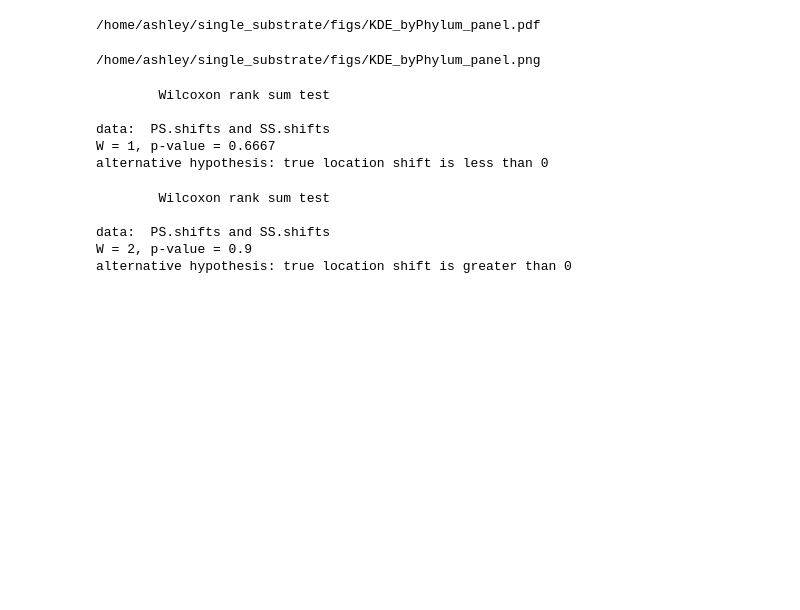
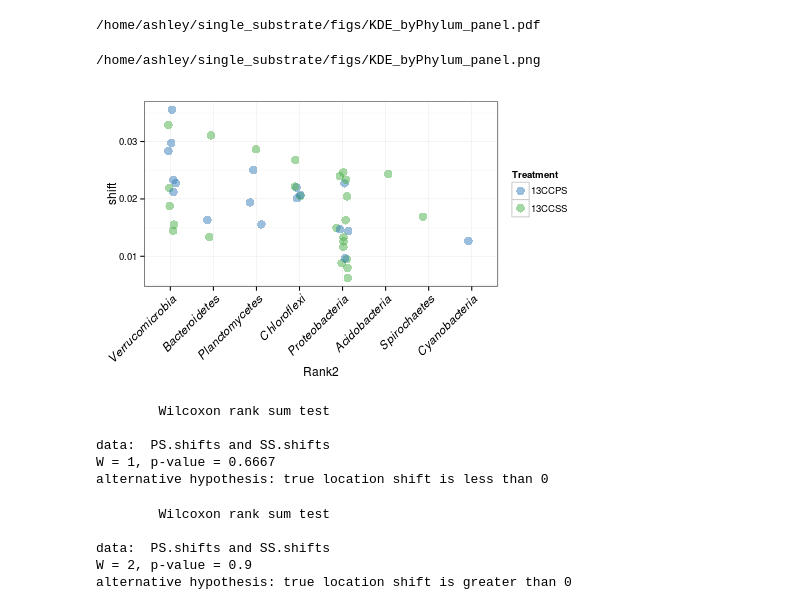
Before and after one commit to acampbellina/single_substrate, a Jupyter notebook: RA_KDE.ipynb, the cells around one changed output. Cells and saved outputs as stored; diff of their text form; code cells hidden in the pictures; blank space fills up the shorter version.

```diff
--- a/RA_KDE.ipynb
+++ b/RA_KDE.ipynb
@@ -377,3 +379,33 @@ FileLink("figs/KDE_byPhylum_panel.png")
+# %%
+%%R -w 500 -h 300
+df_all.wShifts = merge(df_all, density_shift_allD30, by = c("OTU","Day","Treatment"))
+
+df.plot = subset(df_all.wShifts, padj <= FDR)
+
+d = df.plot %>%
+    group_by(Rank2) %>%
+    summarize(max.shift = max(shift)) %>%
+    arrange(desc(max.shift))
+
+order = d$Rank2
+
+df.plot$Rank2 = factor(df.plot$Rank2, levels = order)
+
+colours = c("#377eb8", "#4daf4a")
+
+p = ggplot(df.plot, aes(x = Rank2, y = shift, color = Treatment))
+
+p = p + geom_point(size = 4, alpha = 0.5, position = position_jitter(w = 0.15))
+
+p = p + theme_bw()
+
+p = p + theme(axis.text.x = element_text(size = 12, angle = 45, hjust = 1, face = "italic"))
+
+p = p + scale_color_manual(values=colours)
+
+p
+# %% [output]
+[figure, added]
 # %%
 %%R
 PS.shifts = subset(df_all.wShifts, (Treatment == "13CCPS")&(padj <= FDR)&(Rank2 == "Bacteroidetes"))$shift
```
Also changed, not shown: parts of 4 cells of this notebook.
